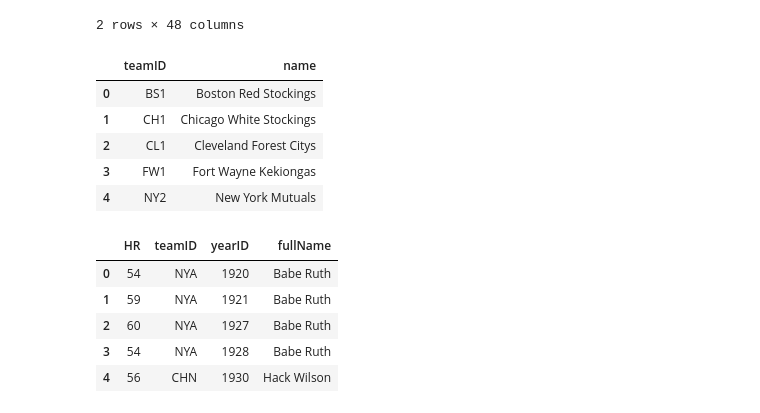
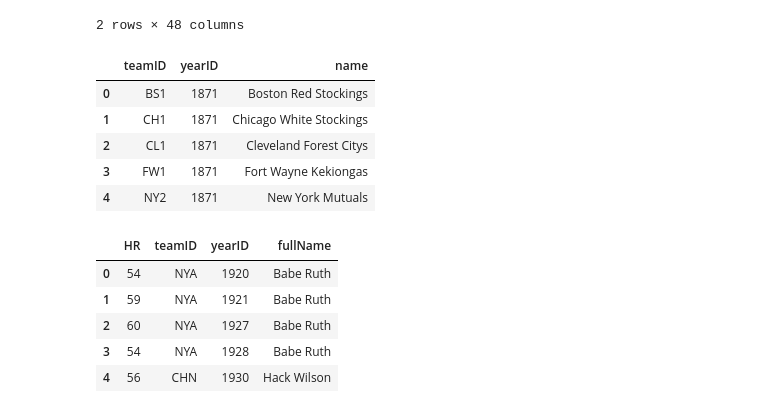
Before and after one commit to LukeCoelho/module2_intro_to_pandas, a Jupyter notebook: 2_9_2_joining_tables_in_dfply.ipynb, the cells around one changed output. Drawn from its saved outputs; the diff is of its cells as text; code cells hidden in the pictures.

```diff
--- a/2_9_2_joining_tables_in_dfply.ipynb
+++ b/2_9_2_joining_tables_in_dfply.ipynb
@@ -418,15 +409,16 @@ teams.head(2)
 # %%
 teams_select = (teams
                >> select(X.teamID,
+                         X.yearID,
                          X.name))
 teams_select.head()
 # %% [output]
-|  | teamID | name |
-| 0 | BS1 | Boston Red Stockings |
-| 1 | CH1 | Chicago White Stockings |
-| 2 | CL1 | Cleveland Forest Citys |
-| 3 | FW1 | Fort Wayne Kekiongas |
-| 4 | NY2 | New York Mutuals |
+|  | teamID | yearID | name |
+| 0 | BS1 | 1871 | Boston Red Stockings |
+| 1 | CH1 | 1871 | Chicago White Stockings |
+| 2 | CL1 | 1871 | Cleveland Forest Citys |
+| 3 | FW1 | 1871 | Fort Wayne Kekiongas |
+| 4 | NY2 | 1871 | New York Mutuals |
 # %%
 batting_and_people = (batting_select
                        >> left_join(people_select, by='playerID')
```
Also changed, not shown: parts of 4 cells of this notebook.
